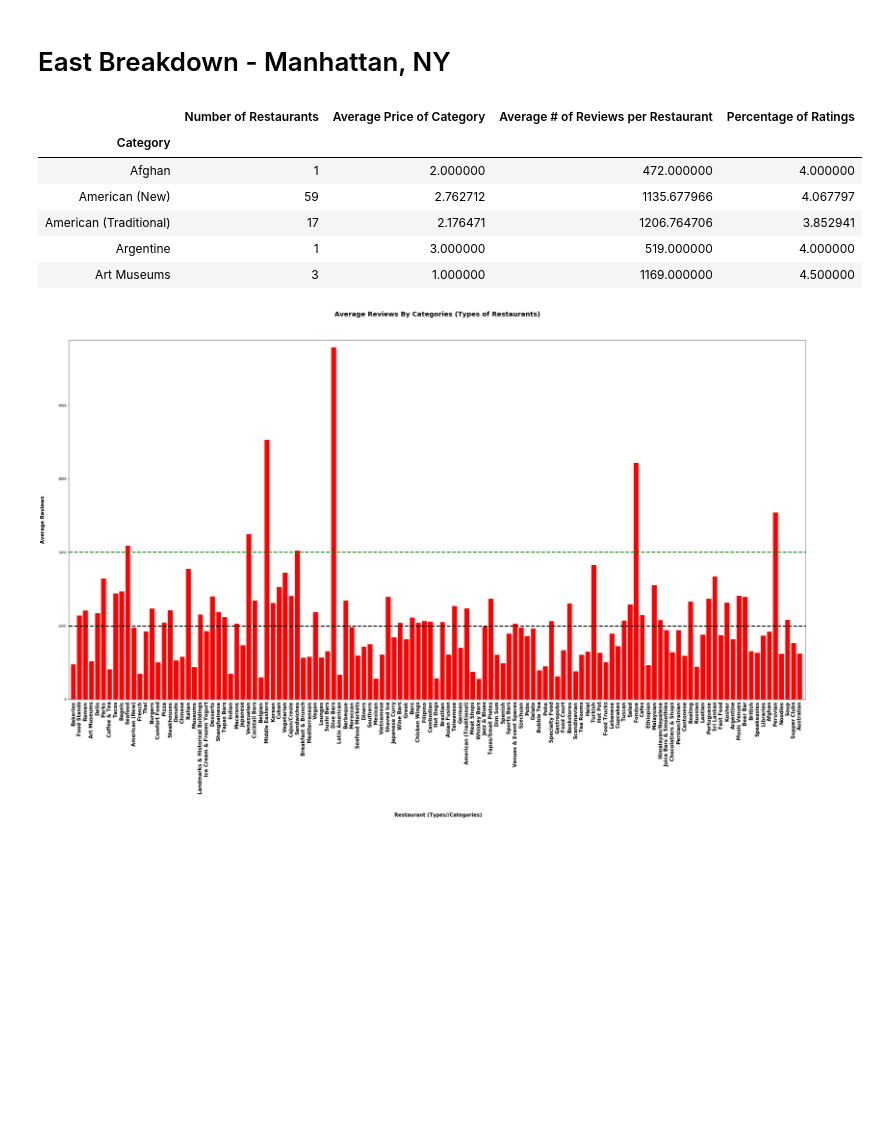
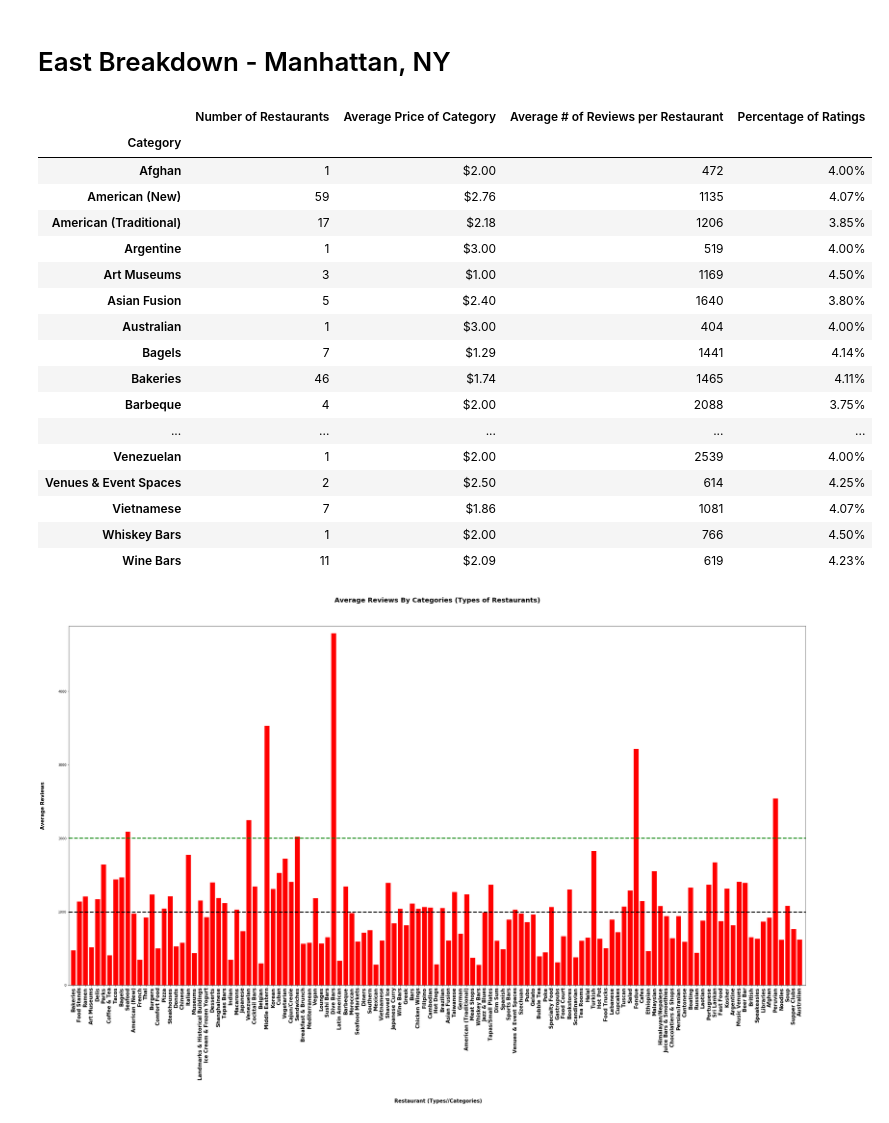
Before and after one commit to elzster/Yelp-Analytics, a Jupyter notebook: ProjectMaster.ipynb, the cells around one changed output. Cells and saved outputs as stored; diff of their text form; code cells hidden in the pictures; blank space fills up the shorter version.

```diff
--- a/ProjectMaster.ipynb
+++ b/ProjectMaster.ipynb
@@ -24,35 +24,47 @@ merged_table_df = pd.concat([west_data, east_data, south_data, north_data], igno
 # %%
 #Manhattan, New Yrok
 grouped_east_df = east_data.groupby('Category')
 
 #counts the total of each category within the column
 total_east_category = grouped_east_df['Category'].count()
 east_price_avg = grouped_east_df['Price'].mean()
 east_review_counts = grouped_east_df['Reviews'].mean()
 east_review_counts.head()
 east_rating_counts = grouped_east_df['Rating'].mean()
 
 #This will populate an array of all categories in Sample.
 east_category_unique = east_data["Category"].unique()
 east_category_unique #121 unique categories
 east_total_categories = len(east_category_unique)
 
 #Populate a dataframe with specfics on Manhattan,NY Grouped by Category.
 east_category_stats_df= pd.DataFrame({
     "Number of Restaurants": total_east_category,
     "Average Price of Category": east_price_avg,
-    "Average # of Reviews per Restaurant": east_review_counts,
+    "Average # of Reviews per Restaurant": east_review_counts.astype(int),
     "Percentage of Ratings": east_rating_counts
 })
 east_category_stats_df.head()
+east_category_stats_df.style.format({"Percentage of Ratings": "{:.2f}%", "Average Price of Category": "${:.2f}"})
 # %% [output]
 |  | Number of Restaurants | Average Price of Category | Average # of Reviews per Restaurant | Percentage of Ratings |
 | Category |  |  |  |  |
-| Afghan | 1 | 2.000000 | 472.000000 | 4.000000 |
-| American (New) | 59 | 2.762712 | 1135.677966 | 4.067797 |
-| American (Traditional) | 17 | 2.176471 | 1206.764706 | 3.852941 |
-| Argentine | 1 | 3.000000 | 519.000000 | 4.000000 |
-| Art Museums | 3 | 1.000000 | 1169.000000 | 4.500000 |
+| Afghan | 1 | $2.00 | 472 | 4.00% |
+| American (New) | 59 | $2.76 | 1135 | 4.07% |
+| American (Traditional) | 17 | $2.18 | 1206 | 3.85% |
+| Argentine | 1 | $3.00 | 519 | 4.00% |
+| Art Museums | 3 | $1.00 | 1169 | 4.50% |
+| Asian Fusion | 5 | $2.40 | 1640 | 3.80% |
+| Australian | 1 | $3.00 | 404 | 4.00% |
+| Bagels | 7 | $1.29 | 1441 | 4.14% |
+| Bakeries | 46 | $1.74 | 1465 | 4.11% |
+| Barbeque | 4 | $2.00 | 2088 | 3.75% |
+| ... | ... | ... | ... | ... |
+| Venezuelan | 1 | $2.00 | 2539 | 4.00% |
+| Venues & Event Spaces | 2 | $2.50 | 614 | 4.25% |
+| Vietnamese | 7 | $1.86 | 1081 | 4.07% |
+| Whiskey Bars | 1 | $2.00 | 766 | 4.50% |
+| Wine Bars | 11 | $2.09 | 619 | 4.23% |
 # %%
 # Bar Graph
 
```
Also changed, not shown: parts of 3 cells of this notebook.
